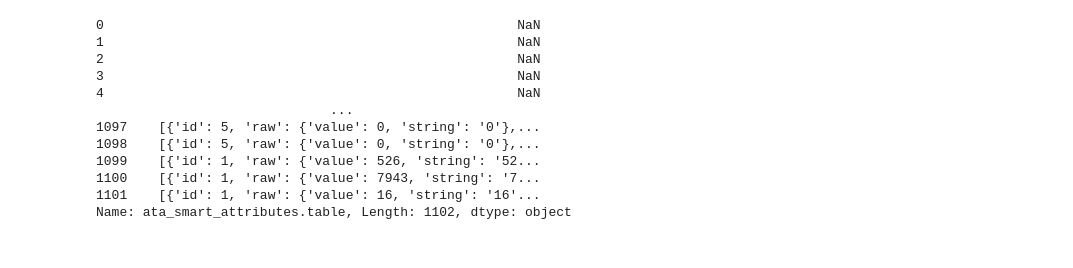
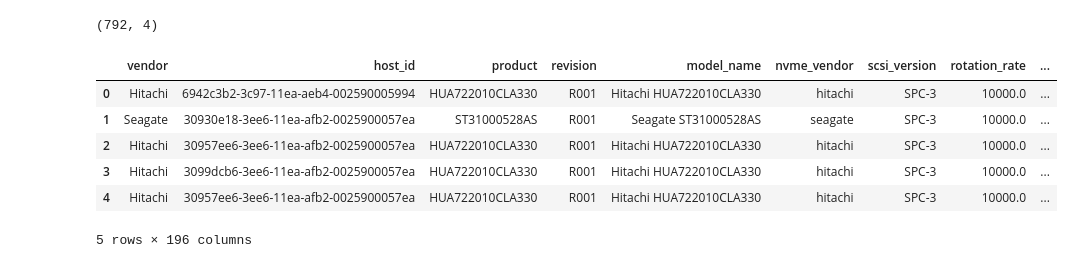
Before and after one commit to aicoe-aiops/ceph_drive_failure, a Jupyter notebook: notebooks/data_sources/telemetry/step0_EDA.ipynb, the cells around one changed output. Cells and saved outputs as stored; diff of their text form; code cells hidden in the pictures.

```diff
--- a/notebooks/data_sources/telemetry/step0_EDA.ipynb
+++ b/notebooks/data_sources/telemetry/step0_EDA.ipynb
@@ -31 +98,7 @@ health_data = pd.read_csv("device_health_metrics_2020-01.csv")
+# %%
+# drop invalid data
+health_data = health_data[health_data["invalid"] == "f"]
+health_data.shape
+# %% [output]
+(792, 4)
 # %%
@@ -35,16 +106,0 @@ unrolled_health_data = pd.json_normalize(health_data['report'])
-# %%
-# figure out how to unroll this column
-unrolled_health_data['ata_smart_attributes.table']
-# %% [output]
-0                                                     NaN
-1                                                     NaN
-2                                                     NaN
-3                                                     NaN
-4                                                     NaN
-                              ...
-1097    [{'id': 5, 'raw': {'value': 0, 'string': '0'},...
-1098    [{'id': 5, 'raw': {'value': 0, 'string': '0'},...
-1099    [{'id': 1, 'raw': {'value': 526, 'string': '52...
-1100    [{'id': 1, 'raw': {'value': 7943, 'string': '7...
-1101    [{'id': 1, 'raw': {'value': 16, 'string': '16'...
-Name: ata_smart_attributes.table, Length: 1102, dtype: object
@@ -57 +107,13 @@ Name: ata_smart_attributes.table, Length: 1102, dtype: object
+# %%
+# unroll device data column to get a flat df of features
+unrolled_health_data = pd.json_normalize(health_data["report"])
+unrolled_health_data.head()
+# %% [output]
+|  | vendor | host_id | product | revision | model_name | nvme_vendor | scsi_version | rotation_rate | ... |
+| 0 | Hitachi | 6942c3b2-3c97-11ea-aeb4-002590005994 | HUA722010CLA330 | R001 | Hitachi HUA722010CLA330 | hitachi | SPC-3 | 10000.0 | ... |
+| 1 | Seagate | 30930e18-3ee6-11ea-afb2-0025900057ea | ST31000528AS | R001 | Seagate ST31000528AS | seagate | SPC-3 | 10000.0 | ... |
+| 2 | Hitachi | 30957ee6-3ee6-11ea-afb2-0025900057ea | HUA722010CLA330 | R001 | Hitachi HUA722010CLA330 | hitachi | SPC-3 | 10000.0 | ... |
+| 3 | Hitachi | 3099dcb6-3ee6-11ea-afb2-0025900057ea | HUA722010CLA330 | R001 | Hitachi HUA722010CLA330 | hitachi | SPC-3 | 10000.0 | ... |
+| 4 | Hitachi | 30957ee6-3ee6-11ea-afb2-0025900057ea | HUA722010CLA330 | R001 | Hitachi HUA722010CLA330 | hitachi | SPC-3 | 10000.0 | ... |
+5 rows × 196 columns
 # %%
```
Also changed, not shown: parts of 35 cells of this notebook, 1 other file.
